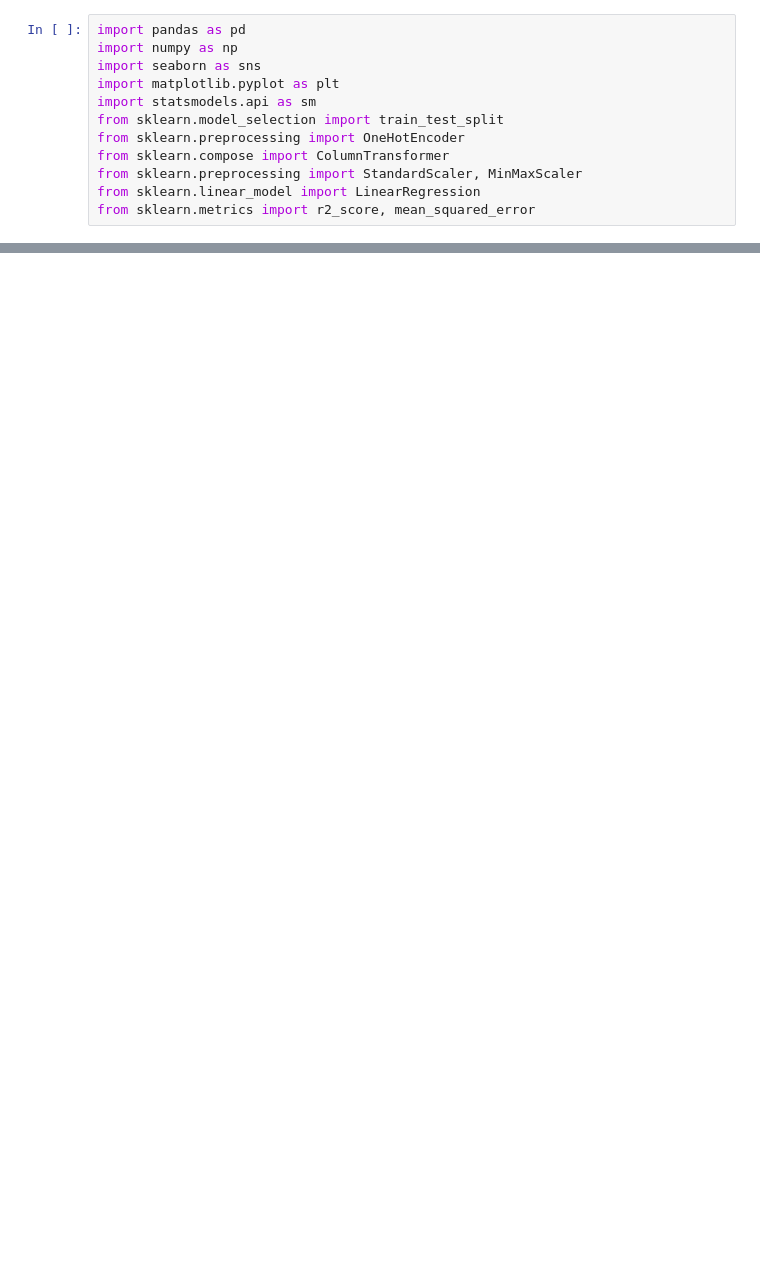
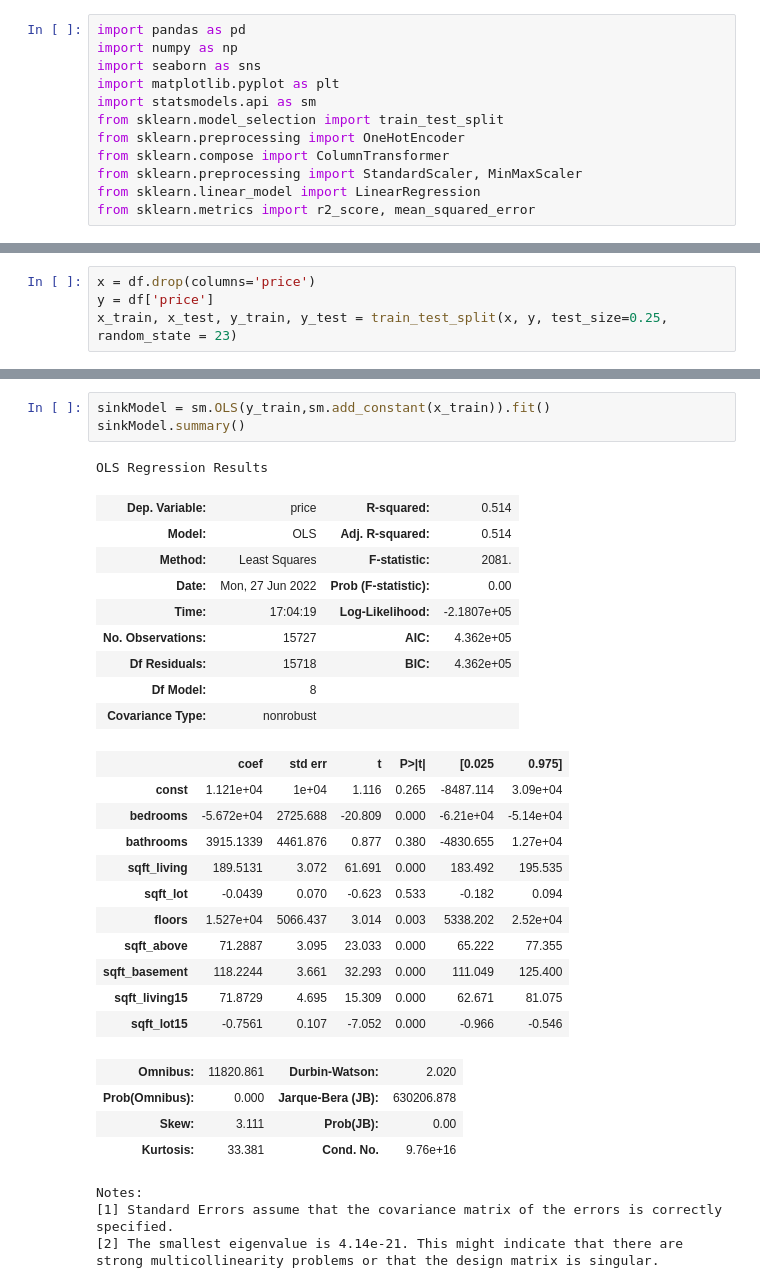
Before and after one commit to pjlannoo/Housing-Data-Project, a Jupyter notebook: Notebooks/Phil/ScratchNotebook.ipynb, the cells around one changed output, grey strips where cells are left out. Saved outputs shown, nothing was run; the diff lists cells and outputs as text; blank space fills up the shorter version.

```diff
--- a/Notebooks/Phil/ScratchNotebook.ipynb
+++ b/Notebooks/Phil/ScratchNotebook.ipynb
@@ -20,0 +16,4 @@ df = pd.read_csv('../../data/clean_kc_house_data.csv')
+# %%
+x = df.drop(columns='price')
+y = df['price']
+x_train, x_test, y_train, y_test = train_test_split(x, y, test_size=0.25, random_state = 23)
@@ -40,0 +126,33 @@ memory usage: 3.0+ MB
+# %%
+sinkModel = sm.OLS(y_train,sm.add_constant(x_train)).fit()
+sinkModel.summary()
+# %% [output]
+OLS Regression Results
+| Dep. Variable: | price | R-squared: | 0.514 |
+| Model: | OLS | Adj. R-squared: | 0.514 |
+| Method: | Least Squares | F-statistic: | 2081. |
+| Date: | Mon, 27 Jun 2022 | Prob (F-statistic): | 0.00 |
+| Time: | 17:04:19 | Log-Likelihood: | -2.1807e+05 |
+| No. Observations: | 15727 | AIC: | 4.362e+05 |
+| Df Residuals: | 15718 | BIC: | 4.362e+05 |
+| Df Model: | 8 |  |  |
+| Covariance Type: | nonrobust |  |  |
+|  | coef | std err | t | P>|t| | [0.025 | 0.975] |
+| const | 1.121e+04 | 1e+04 | 1.116 | 0.265 | -8487.114 | 3.09e+04 |
+| bedrooms | -5.672e+04 | 2725.688 | -20.809 | 0.000 | -6.21e+04 | -5.14e+04 |
+| bathrooms | 3915.1339 | 4461.876 | 0.877 | 0.380 | -4830.655 | 1.27e+04 |
+| sqft_living | 189.5131 | 3.072 | 61.691 | 0.000 | 183.492 | 195.535 |
+| sqft_lot | -0.0439 | 0.070 | -0.623 | 0.533 | -0.182 | 0.094 |
+| floors | 1.527e+04 | 5066.437 | 3.014 | 0.003 | 5338.202 | 2.52e+04 |
+| sqft_above | 71.2887 | 3.095 | 23.033 | 0.000 | 65.222 | 77.355 |
+| sqft_basement | 118.2244 | 3.661 | 32.293 | 0.000 | 111.049 | 125.400 |
+| sqft_living15 | 71.8729 | 4.695 | 15.309 | 0.000 | 62.671 | 81.075 |
+| sqft_lot15 | -0.7561 | 0.107 | -7.052 | 0.000 | -0.966 | -0.546 |
+| Omnibus: | 11820.861 | Durbin-Watson: | 2.020 |
+| Prob(Omnibus): | 0.000 | Jarque-Bera (JB): | 630206.878 |
+| Skew: | 3.111 | Prob(JB): | 0.00 |
+| Kurtosis: | 33.381 | Cond. No. | 9.76e+16 |
+Notes:
+[1] Standard Errors assume that the covariance matrix of the errors is correctly specified.
+[2] The smallest eigenvalue is 4.14e-21. This might indicate that there are
+strong multicollinearity problems or that the design matrix is singular.
```
Also changed, not shown: parts of 8 cells of this notebook.
